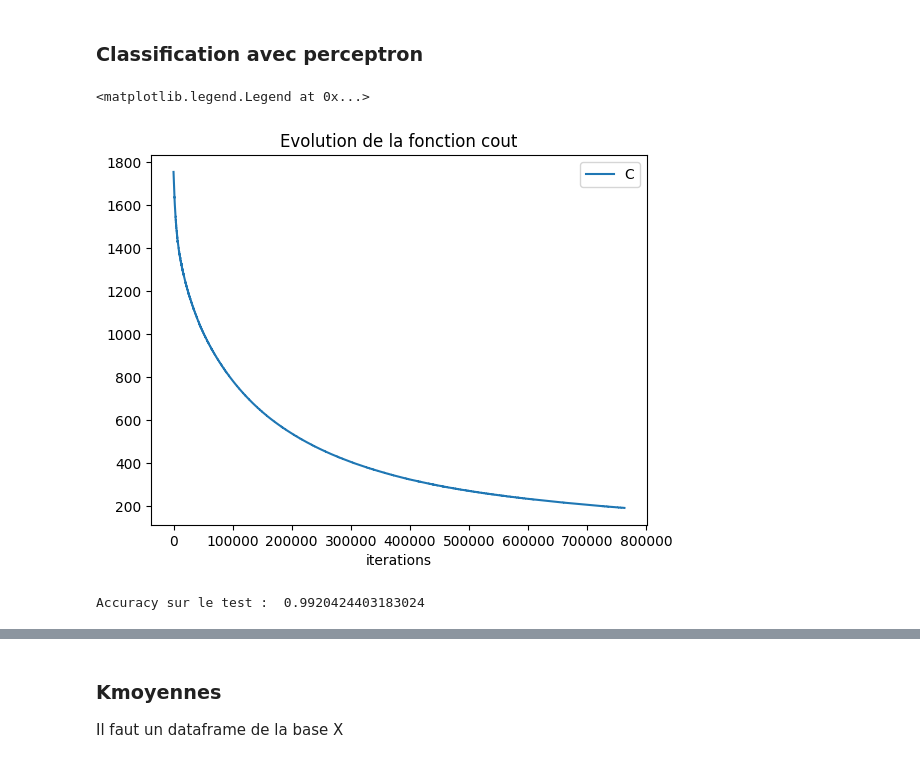
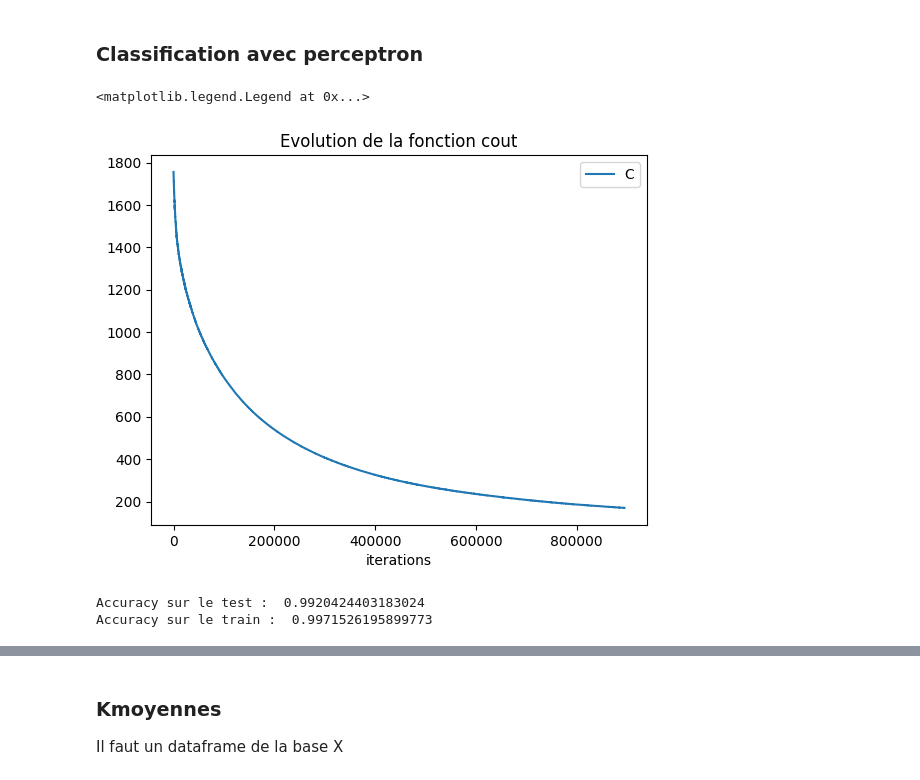
Before and after one commit to iLykTurtlz/MLAlgorithms3, a Jupyter notebook: Projet2/projet-2.ipynb, the cells around one changed output, grey strips where cells are left out. Drawn from its saved outputs; the diff is of its cells as text; code cells hidden in the pictures.

```diff
--- a/Projet2/projet-2.ipynb
+++ b/Projet2/projet-2.ipynb
@@ -716,23 +716,23 @@ poids_0 = True   # valeur initiale des poids à 0
 # %%
 perceptron1 = cl.ClassifierPerceptronBiais(dim, eps, poids_0)
 
-les_differences = perceptron1.train(Xtrain, Ytrain, 800, 0.001)
+les_differences = perceptron1.train(Xtrain, Ytrain, 1000, 0.001)
 
 # récupération de l'évolution des w au cours de l'apprentissage
 # perceptron initialisé à 0
 # si allw est sous forme de liste de couples [w1, w2], on doit la convertir en np.array pour la suite:
 allw = np.array(perceptron1.get_allw())
 
 # Tracé de l'évolution de la fonction cout:
 cout_liste = ev.couts_vect(allw,Xtrain,Ytrain)
 plt.figure()
 plt.plot(cout_liste) # première coordonnée du vecteur poids: w1
 plt.title('Evolution de la fonction cout')
 plt.xlabel('iterations')
 plt.legend(['C'])
 
 # Sauvegarde de la figure obtenue (décommenter la ligne ci-dessous):
 #plt.savefig('out/cvg.png')
 # %% [output]
 <matplotlib.legend.Legend at 0x...>
-[figure, old version]
+[figure, new version]
@@ -739,8 +746,11 @@ plt.legend(['C'])
 # %%
 test_accuracy = perceptron1.accuracy(Xtest, Ytest)
+train_accuracy = perceptron1.accuracy(Xtrain, Ytrain)
 print("Accuracy sur le test : ", test_accuracy)
+print("Accuracy sur le train : ", train_accuracy)
 # %% [output]
 Accuracy sur le test :  0.9920424403183024
+Accuracy sur le train :  0.9971526195899773
 # %%
 # test sur les données jouet X, Y supposées pré-existantes
 
```
Also changed, not shown: parts of 2 cells of this notebook, 1 other file.
